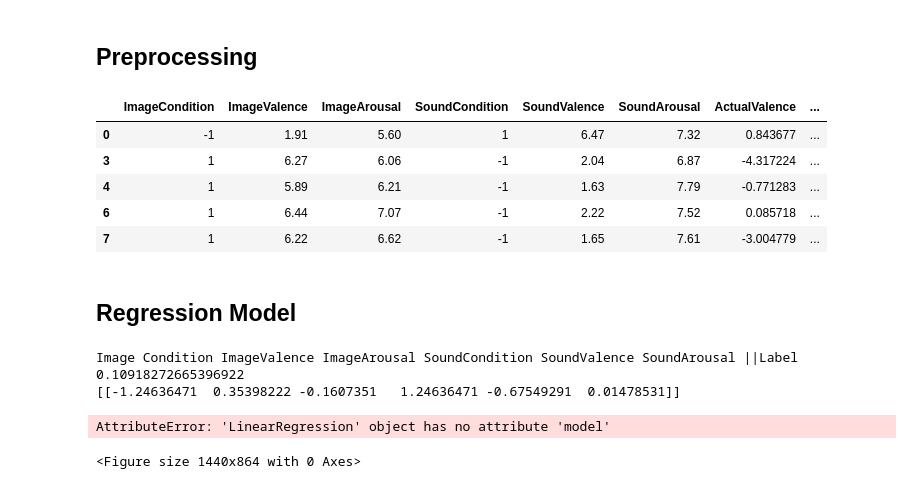
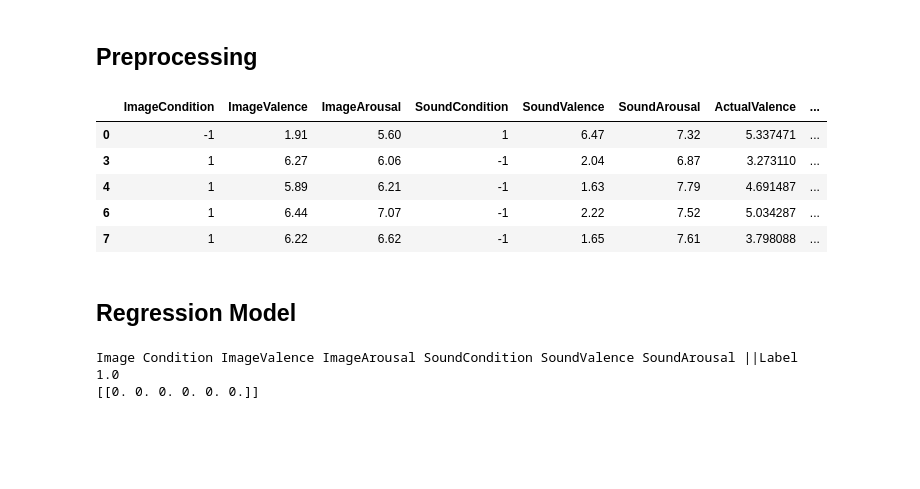
Before and after one commit to akselander/psi-project, a Jupyter notebook: code/psi-project.ipynb, the cells around one changed output. Saved outputs shown, nothing was run; the diff lists cells and outputs as text; code cells hidden in the pictures; blank space fills up the shorter version.

```diff
--- a/code/psi-project.ipynb
+++ b/code/psi-project.ipynb
@@ -49,8 +49,8 @@ dfStudy['Number'] = pd.to_numeric(dfStudy['Number'])
 def convertResponseStringIntoColumns(string):
     string = string[1:-1]
     array = (string.split(','))
-    array[0] = float(array[0]) * 10
-    array[1] = float(array[1][1:]) * 10
+    array[0] = (float(array[0]) * 4) + 5
+    array[1] = (float(array[1][1:]) * 4) + 5
     return array
 
 def findExpectedImageReaction(iaps):
@@ -84,38 +84,38 @@ def getArousal(array):
 dfStudy['ActualReaction'] = dfStudy.Response.apply(func = convertResponseStringIntoColumns)
 
 dfStudy['ExpectedImageReaction'] = dfStudy.IAPS.apply(findExpectedImageReaction)
 dfStudy['ExpectedSoundReaction'] = dfStudy.Number.apply(findExpectedSoundReaction)
 
 dfStudy['ImageCondition'] = dfStudy.SpecificCondition.apply(applySpecificCondition, i = 0)
 dfStudy['SoundCondition'] = dfStudy.SpecificCondition.apply(applySpecificCondition, i = 1)
 
 dfStudy['ImageValence'] = dfStudy.ExpectedImageReaction.apply(getValence)
 dfStudy['ImageArousal'] = dfStudy.ExpectedImageReaction.apply(getArousal)
 dfStudy['SoundValence'] = dfStudy.ExpectedSoundReaction.apply(getValence)
 dfStudy['SoundArousal'] = dfStudy.ExpectedSoundReaction.apply(getArousal)
 dfStudy['ActualValence'] = dfStudy.ActualReaction.apply(getValence)
 dfStudy['ActualArousal'] = dfStudy.ActualReaction.apply(getArousal)
 dfStudy['Label'] = dfStudy.ActualValence.apply(labelReaction)
 
 df = dfStudy[['ImageCondition',
               'ImageValence',
               'ImageArousal',
               'SoundCondition',
               'SoundValence',
               'SoundArousal',
               'ActualValence',
               'ActualArousal',
               'Label'
              ]]
 df = df.dropna()
 df.head()
 # %% [output]
 |  | ImageCondition | ImageValence | ImageArousal | SoundCondition | SoundValence | SoundArousal | ActualValence | ... |
-| 0 | -1 | 1.91 | 5.60 | 1 | 6.47 | 7.32 | 0.843677 | ... |
-| 3 | 1 | 6.27 | 6.06 | -1 | 2.04 | 6.87 | -4.317224 | ... |
-| 4 | 1 | 5.89 | 6.21 | -1 | 1.63 | 7.79 | -0.771283 | ... |
-| 6 | 1 | 6.44 | 7.07 | -1 | 2.22 | 7.52 | 0.085718 | ... |
-| 7 | 1 | 6.22 | 6.62 | -1 | 1.65 | 7.61 | -3.004779 | ... |
+| 0 | -1 | 1.91 | 5.60 | 1 | 6.47 | 7.32 | 5.337471 | ... |
+| 3 | 1 | 6.27 | 6.06 | -1 | 2.04 | 6.87 | 3.273110 | ... |
+| 4 | 1 | 5.89 | 6.21 | -1 | 1.63 | 7.79 | 4.691487 | ... |
+| 6 | 1 | 6.44 | 7.07 | -1 | 2.22 | 7.52 | 5.034287 | ... |
+| 7 | 1 | 6.22 | 6.62 | -1 | 1.65 | 7.61 | 3.798088 | ... |
 # %% [markdown]
 ## Regression Model
 # %%
@@ -129,17 +129,15 @@ y = df[['Label']]
 reg = LinearRegression(n_jobs=-1)
 X = np.array(x)
 Y =  np.array(y)
-X_train, X_test, Y_train, Y_test = train_test_split(X, Y, test_size=0.2)
+X_train, X_test, Y_train, Y_test = train_test_split(X, Y, test_size=0.9)
 reg.fit(X_train, Y_train)
 print('Image Condition ImageValence ImageArousal SoundCondition SoundValence SoundArousal ||Label')
 print(reg.score(X_test, Y_test))
 print(reg.coef_)
 # %% [output]
 Image Condition ImageValence ImageArousal SoundCondition SoundValence SoundArousal ||Label
-0.10918272665396922
-[[-1.24636471  0.35398222 -0.1607351   1.24636471 -0.67549291  0.01478531]]
+1.0
+[[0. 0. 0. 0. 0. 0.]]
-AttributeError: 'LinearRegression' object has no attribute 'model'
-<Figure size 1440x864 with 0 Axes>
 # %%
 
 
```
Also changed, not shown: parts of 7 cells of this notebook.
